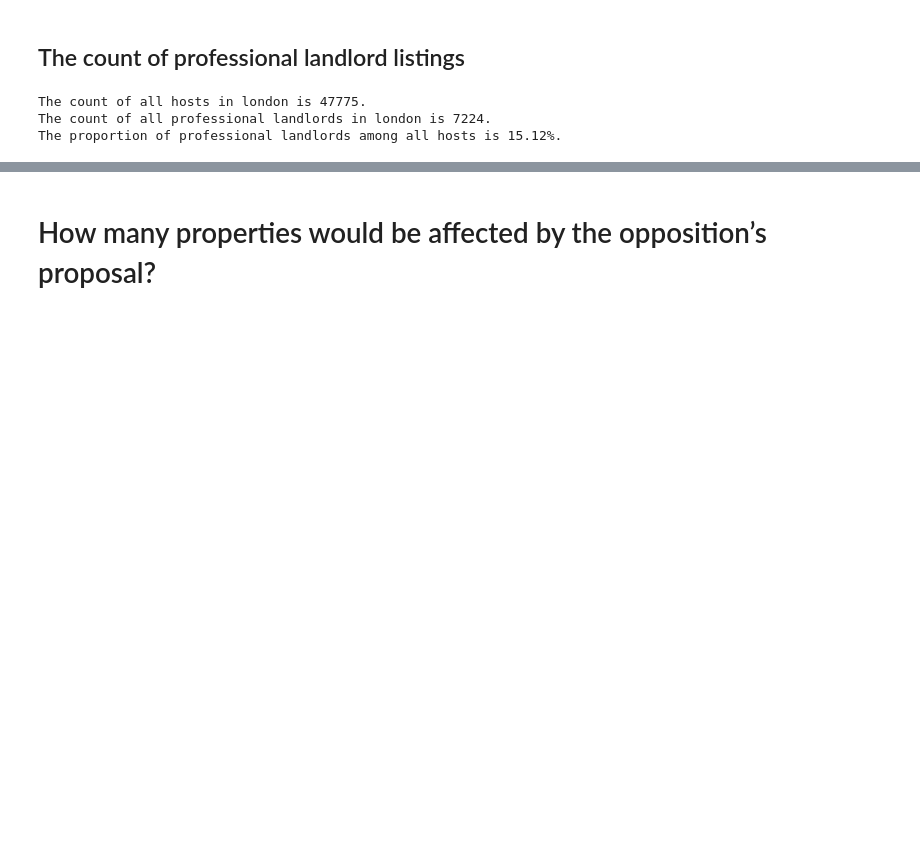
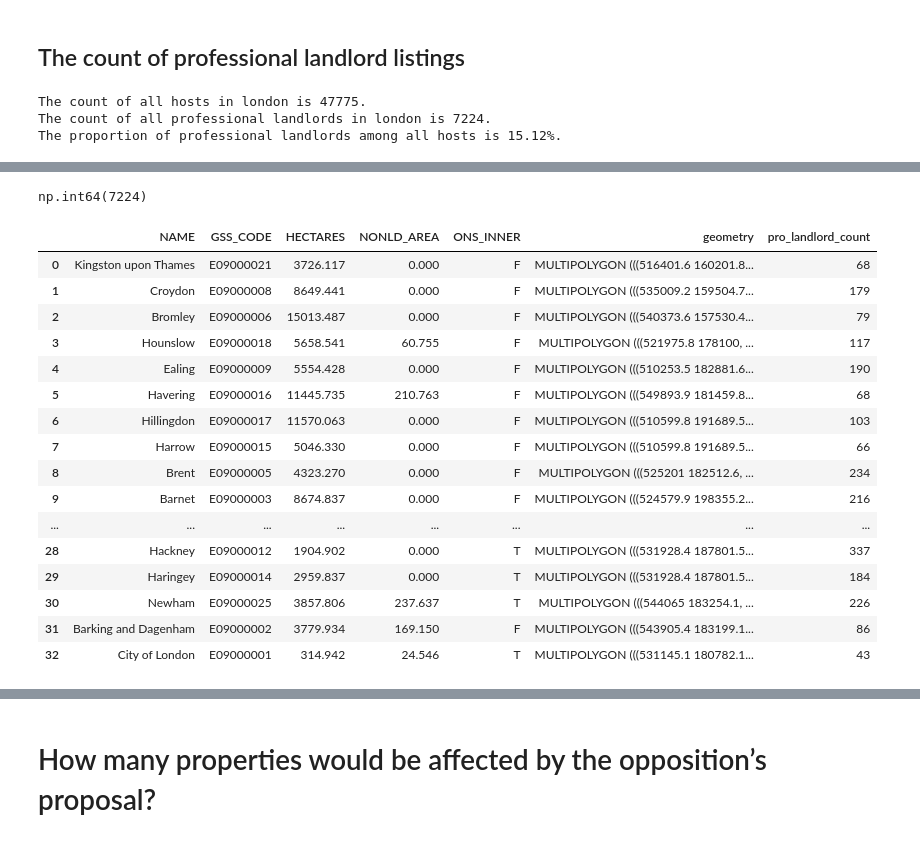
Before and after one commit to zhengpei-xu/CASA0013_Groupwork, a Jupyter notebook: 02_Code/Counting_Landlords.ipynb, the cells around one changed output, grey strips where cells are left out. Saved outputs shown, nothing was run; the diff lists cells and outputs as text; code cells hidden in the pictures; blank space fills up the shorter version.

```diff
--- a/02_Code/Counting_Landlords.ipynb
+++ b/02_Code/Counting_Landlords.ipynb
@@ -363,0 +513,26 @@ The proportion of professional landlords among all hosts is 15.12%.
+# %%
+### check the whole number whether equal to
+### the former calculated number
+boros_with_stats["pro_landlord_count"].sum()
+# %% [output]
+np.int64(7224)
+# %%
+boros_with_stats
+# %% [output]
+|  | NAME | GSS_CODE | HECTARES | NONLD_AREA | ONS_INNER | geometry | pro_landlord_count |
+| 0 | Kingston upon Thames | E09000021 | 3726.117 | 0.000 | F | MULTIPOLYGON (((516401.6 160201.8... | 68 |
+| 1 | Croydon | E09000008 | 8649.441 | 0.000 | F | MULTIPOLYGON (((535009.2 159504.7... | 179 |
+| 2 | Bromley | E09000006 | 15013.487 | 0.000 | F | MULTIPOLYGON (((540373.6 157530.4... | 79 |
+| 3 | Hounslow | E09000018 | 5658.541 | 60.755 | F | MULTIPOLYGON (((521975.8 178100, ... | 117 |
+| 4 | Ealing | E09000009 | 5554.428 | 0.000 | F | MULTIPOLYGON (((510253.5 182881.6... | 190 |
+| 5 | Havering | E09000016 | 11445.735 | 210.763 | F | MULTIPOLYGON (((549893.9 181459.8... | 68 |
+| 6 | Hillingdon | E09000017 | 11570.063 | 0.000 | F | MULTIPOLYGON (((510599.8 191689.5... | 103 |
+| 7 | Harrow | E09000015 | 5046.330 | 0.000 | F | MULTIPOLYGON (((510599.8 191689.5... | 66 |
+| 8 | Brent | E09000005 | 4323.270 | 0.000 | F | MULTIPOLYGON (((525201 182512.6, ... | 234 |
+| 9 | Barnet | E09000003 | 8674.837 | 0.000 | F | MULTIPOLYGON (((524579.9 198355.2... | 216 |
+| ... | ... | ... | ... | ... | ... | ... | ... |
+| 28 | Hackney | E09000012 | 1904.902 | 0.000 | T | MULTIPOLYGON (((531928.4 187801.5... | 337 |
+| 29 | Haringey | E09000014 | 2959.837 | 0.000 | T | MULTIPOLYGON (((531928.4 187801.5... | 184 |
+| 30 | Newham | E09000025 | 3857.806 | 237.637 | T | MULTIPOLYGON (((544065 183254.1, ... | 226 |
+| 31 | Barking and Dagenham | E09000002 | 3779.934 | 169.150 | F | MULTIPOLYGON (((543905.4 183199.1... | 86 |
+| 32 | City of London | E09000001 | 314.942 | 24.546 | T | MULTIPOLYGON (((531145.1 180782.1... | 43 |
```
Also changed, not shown: parts of 11 cells of this notebook, 2 other files.
